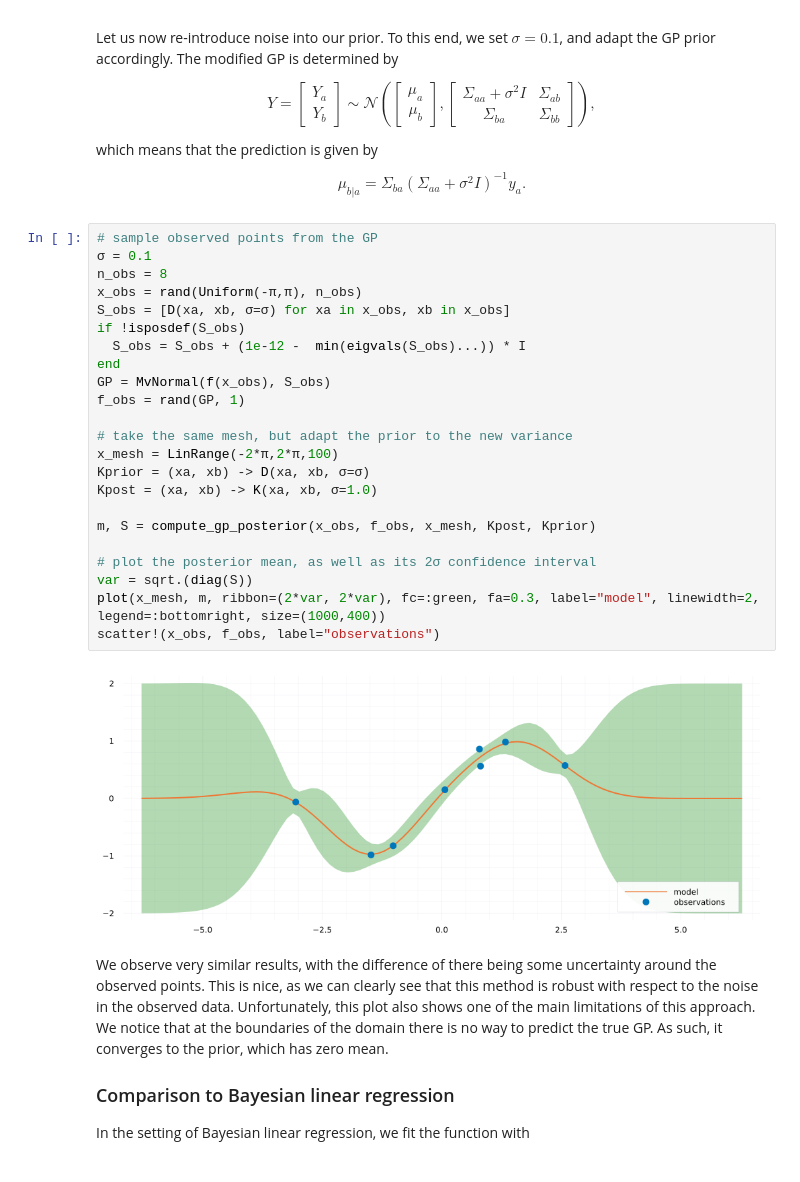
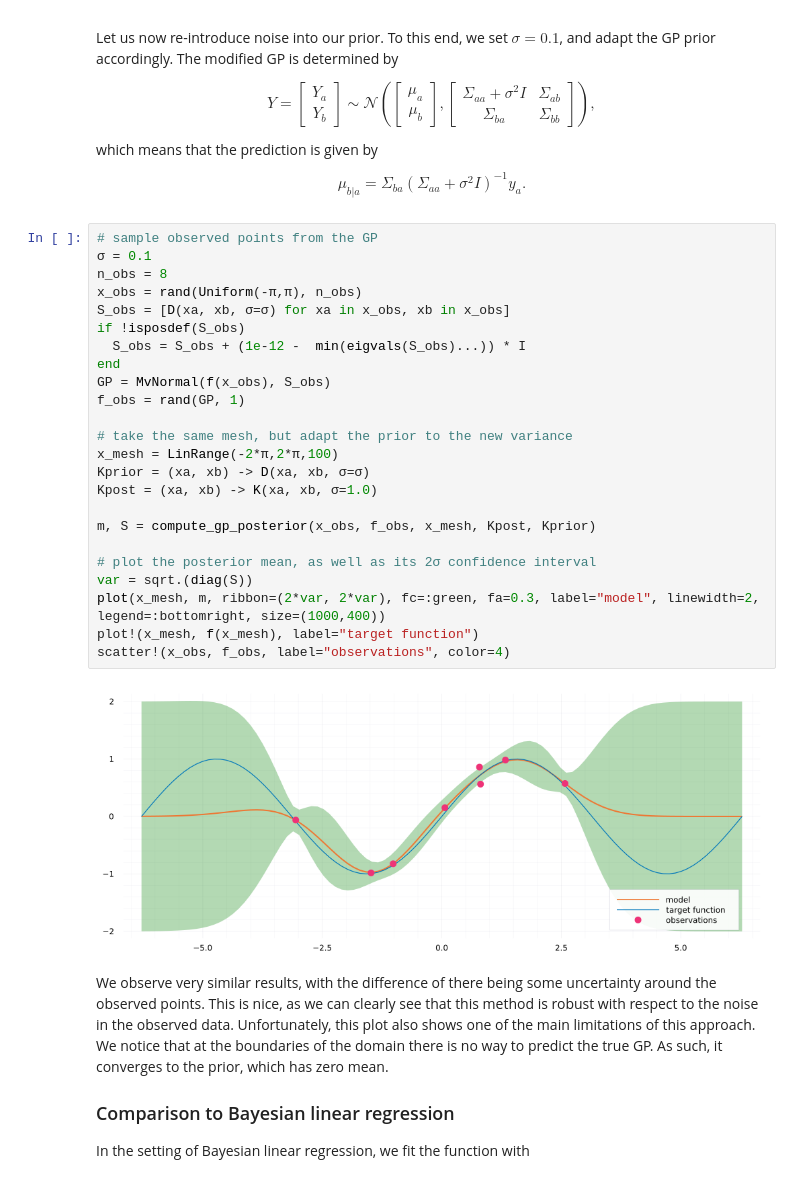
Before and after one commit to bonevbs/ml_notebooks, a Jupyter notebook: gaussian_processes.ipynb, the cells around one changed output. Cells and saved outputs as stored; diff of their text form.

```diff
--- a/gaussian_processes.ipynb
+++ b/gaussian_processes.ipynb
@@ -355,28 +357,29 @@ $$
 # %%
 # sample observed points from the GP
 σ = 0.1
 n_obs = 8
 x_obs = rand(Uniform(-π,π), n_obs)
 S_obs = [D(xa, xb, σ=σ) for xa in x_obs, xb in x_obs]
 if !isposdef(S_obs)
   S_obs = S_obs + (1e-12 -  min(eigvals(S_obs)...)) * I
 end
 GP = MvNormal(f(x_obs), S_obs)
 f_obs = rand(GP, 1)
 
 # take the same mesh, but adapt the prior to the new variance
 x_mesh = LinRange(-2*π,2*π,100)
 Kprior = (xa, xb) -> D(xa, xb, σ=σ)
 Kpost = (xa, xb) -> K(xa, xb, σ=1.0)
 
 m, S = compute_gp_posterior(x_obs, f_obs, x_mesh, Kpost, Kprior)
 
 # plot the posterior mean, as well as its 2σ confidence interval
 var = sqrt.(diag(S))
 plot(x_mesh, m, ribbon=(2*var, 2*var), fc=:green, fa=0.3, label="model", linewidth=2, legend=:bottomright, size=(1000,400))
-scatter!(x_obs, f_obs, label="observations")
+plot!(x_mesh, f(x_mesh), label="target function")
+scatter!(x_obs, f_obs, label="observations", color=4)
 # %% [output]
-[figure, old version]
+[figure, new version]
 # %% [markdown]
 We observe very similar results, with the difference of there being some uncertainty around the observed points. This is nice, as we can clearly see that this method is robust with respect to the noise in the observed data. Unfortunately, this plot also shows one of the main limitations of this approach. We notice that at the boundaries of the domain there is no way to predict the true GP. As such, it converges to the prior, which has zero mean.
 
```
Also changed, not shown: parts of 11 cells of this notebook, 1 other file.
